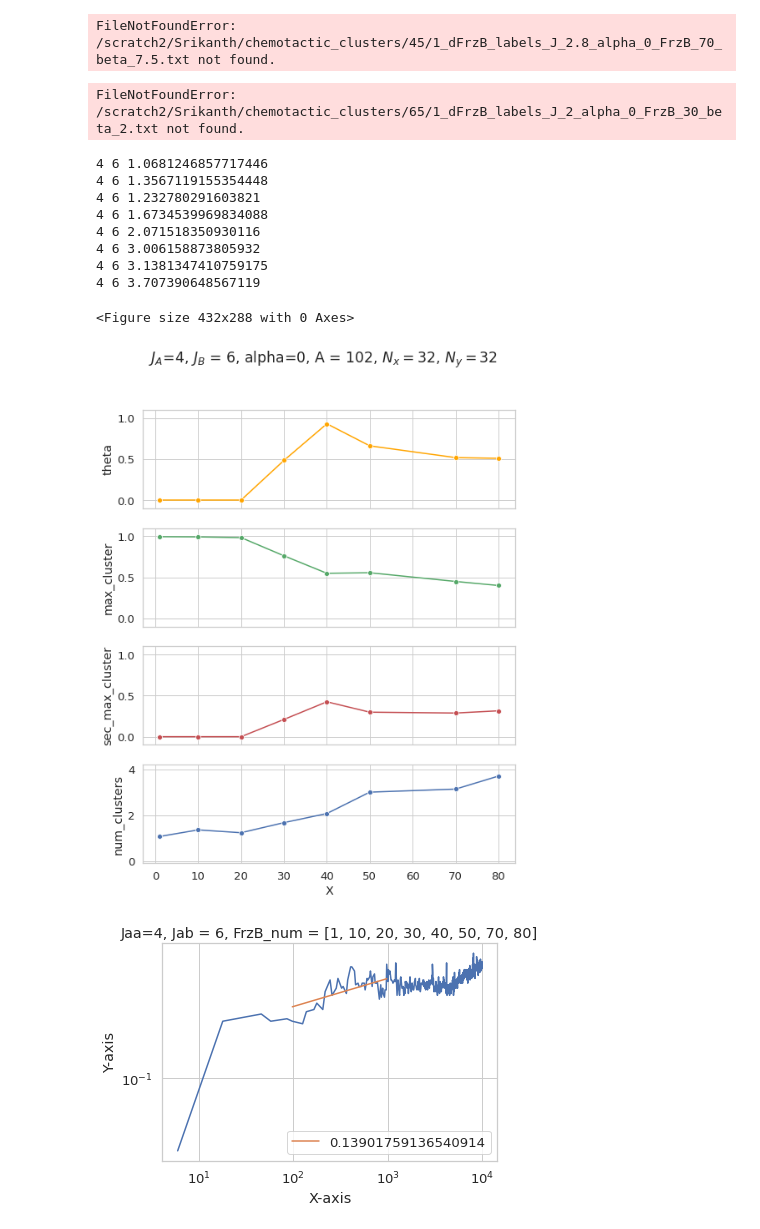
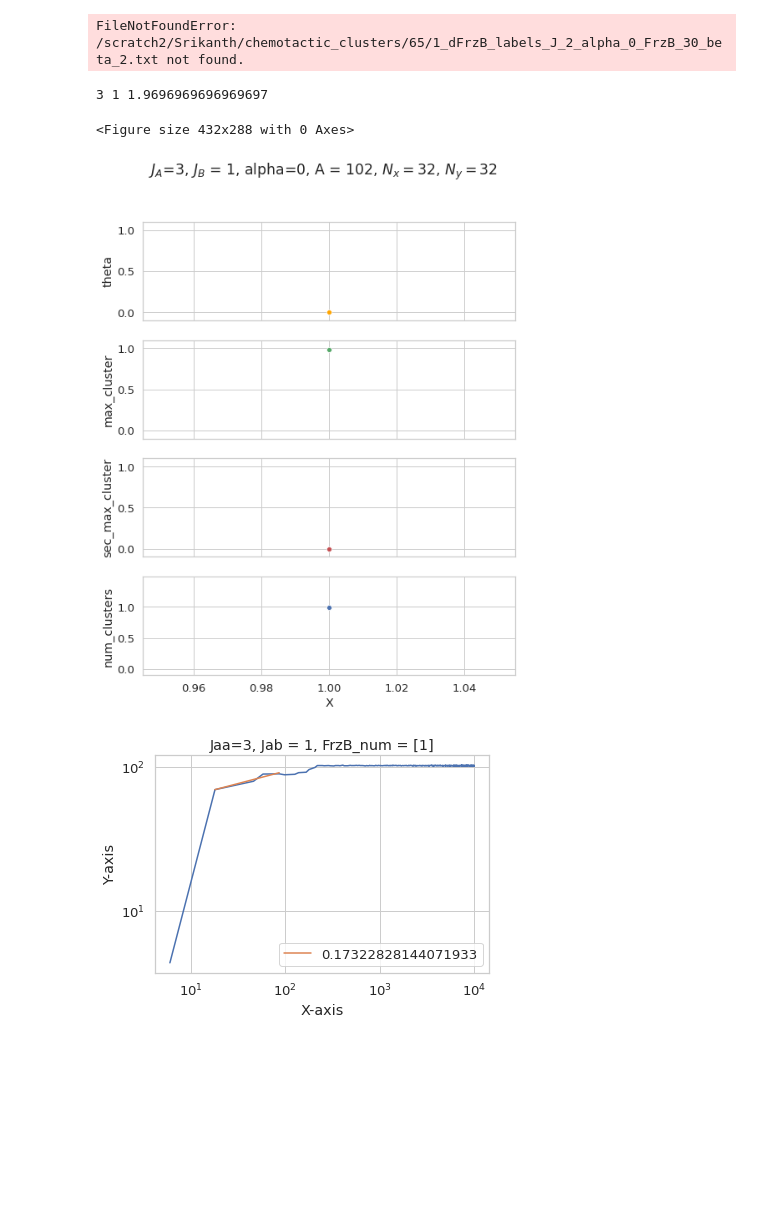
Before and after one commit to scaling-physics/frz_lattice_simulation, a Jupyter notebook: Python_analysis/plot_sweep.ipynb, the cells around one changed output. Saved outputs shown, nothing was run; the diff lists cells and outputs as text; code cells hidden in the pictures; blank space fills up the shorter version.

Commit message:
Update python plot file with comments

```diff
--- a/Python_analysis/plot_sweep.ipynb
+++ b/Python_analysis/plot_sweep.ipynb
@@ -21,7 +20,7 @@ import os
 from natsort import natsorted
 # %%
 """
-Plot features as a function of monte carlo time
+Plot features as a function of monte carlo time from a single simulation
 """
 
 
@@ -29,18 +28,18 @@ sns.set(font_scale=1)  # Set the desired font scale
 sns.set_style("whitegrid")
 # sns.despine()
 density = 0.1
-dnum_avg_cluster_size =[]
-dnum_of_clusters = []
-dnum_max_cluster = []
-dpart_in_clusters = []
-dpart_dif = []
+dnum_avg_cluster_size =[] #average cluster size
+dnum_of_clusters = []     #number of clusters
+dnum_max_cluster = []     #size of max cluster
+dpart_in_clusters = []    #number of particles in cluster
+dpart_dif = []            #number of diffuse particles
 X = []
-run = 45
+run = 45                  #Folder number
 alpha = 0
-for J in [2.8]:
-    for beta in [7.5]:
-        for FrzB in [70]:
-            for index in [1]:
+for J in [2.8]:           #J_aa
+    for beta in [7.5]:    #J_ab
+        for FrzB in [70]:  #Number of FrzB
+            for index in [1]: #Simulation index
 
 
                 labels = np.loadtxt(f'/scratch2/Srikanth/chemotactic_clusters/{run}/{index}_dFrzB_labels_J_{J}_alpha_{alpha}_FrzB_{FrzB}_beta_{beta}.txt',dtype=int,skiprows=1)
@@ -48,7 +47,7 @@ for J in [2.8]:
                 Path(f'/scratch2/Srikanth/chemotactic_clusters/{run}/{index}_dFrzB_labels_J_{J}_alpha_{alpha}_FrzB_{FrzB}_beta_{beta}').mkdir(exist_ok=True)
                 Nx,Ny = np.loadtxt(f'/scratch2/Srikanth/chemotactic_clusters/{run}/{index}_dFrzB_labels_J_{J}_alpha_{alpha}_FrzB_{FrzB}_beta_{beta}.txt',dtype=int,max_rows=1)
 
-                N = density*Nx*Ny+FrzB
+                N = density*Nx*Ny+FrzB             #Total number of particles= N_A + N_B
                 saved_steps = int(labels.shape[0]/3)
 
                 num_of_clusters=[]
@@ -81,9 +80,10 @@ for J in [2.8]:
             dpart_in_clusters=np.append(dpart_in_clusters ,part_in_clusters)/N
             dpart_dif=np.append(dpart_dif ,part_dif)/N
 
+            #Plots
             X=np.append(X,np.arange(0,saved_steps,1))
             dtraj_long = {"X":X,"part_in_cluster":dpart_in_clusters,"part_diffuse":dpart_dif,"num_of_clusters":dnum_of_clusters,"max_cluster":dnum_max_cluster,"avg_cluster_size":dnum_avg_cluster_size}
-            traj_long = pd.DataFrame(data=dtraj_long)
+            traj_long = pd.DataFrame(data=dtraj_long) #Create a data_structure with MCS on one column and append observables
 
 
             fig, axs = plt.subplots(5, sharex=True, figsize=(10,10))
@@ -104,7 +104,5 @@ for J in [2.8]:
             plt.savefig(f'/scratch2/Srikanth/chemotactic_clusters/{run}/{index}_dFrzB_labels_J_{J}_alpha_{alpha}_FrzB_{FrzB}_beta_{beta}/quantities_time_series.pdf')
 
             plt.show()
-# %% [output]
-FileNotFoundError: /scratch2/Srikanth/chemotactic_clusters/45/1_dFrzB_labels_J_2.8_alpha_0_FrzB_70_beta_7.5.txt not found.
 # %%
 """
@@ -187,7 +185,7 @@ for FrzB in [30]:
 FileNotFoundError: /scratch2/Srikanth/chemotactic_clusters/65/1_dFrzB_labels_J_2_alpha_0_FrzB_30_beta_2.txt not found.
 # %%
 """
-Phase diagram calculations across FrzB
+Phase diagram calculations across FrzB with fixed J_AA and J_AB
 """
 theta = {}
 max_cluster = {}
@@ -202,18 +200,20 @@ density = 0.1
 order_parameter_mean = []
 dnum_2nd_max_cluster_mean = []
 run = 65
-params = [2,2.5,3,3.5,4]
-params1 = [2,2.5,3,3.5,4,5,6,7,8]
+# params = [2,2.5,3,3.5,4]
+# params1 = [2,2.5,3,3.5,4,5,6,7,8]
 alpha = 0
-FrzB_n = [1,10,20,30,40,50,70,80]
+# FrzB_n = [1,10,20,30,40,50,70,80]
+# FrzB_n = [1,10,40,50,60,100]
+FrzB_n = [1]
 theta_list = np.zeros(len(FrzB_n))
 max_cluster_list = np.zeros(len(FrzB_n))
 sec_max_cluster_list = np.zeros(len(FrzB_n))
 num_cluster_list = np.zeros(len(FrzB_n))
 n_cluster_list = []
 
-for J in [4]:
-    for beta in [6]:
+for J in [3]:
+    for beta in [1]:
         for FrzB in FrzB_n:
             order_parameter = 0
             one = 0
@@ -222,6 +222,8 @@ for J in [4]:
             num_cluster = []
             num_part_max_cluster = []
             num_part_2nd_max_cluster = []
+            max_cluster_time_series = np.zeros(saved_steps)
+
             for index in np.arange(1,4,1):
 
                 labels = np.loadtxt(f'/scratch2/Srikanth/chemotactic_clusters/{run}/{index}_dFrzB_labels_J_{J}_alpha_{alpha}_FrzB_{FrzB}_beta_{beta}.txt',dtype=int,skiprows=1)
@@ -244,38 +246,32 @@ for J in [4]:
                     num_part_2nd_max_cluster = np.append(num_part_2nd_max_cluster,u[1])
                     num_cluster = np.append(num_cluster,len(u[u>N/10]))
 
+
                 temp_1 = np.mean(num_part_max_cluster[480:-1:10]*2)/N
                 temp_2 = np.mean(num_part_2nd_max_cluster[480:-1:10]*2)/N
                 order_parameter += temp_1*temp_2
                 one += temp_1
                 two += temp_2
                 clusters += np.mean(num_cluster[480:-1:10])
-
+                max_cluster_time_series += num_part_max_cluster
             theta_list[FrzB_n.index(FrzB)] = order_parameter/3
             max_cluster_list[FrzB_n.index(FrzB)] = one/3
             sec_max_cluster_list[FrzB_n.index(FrzB)] = two/3
             num_cluster_list[FrzB_n.index(FrzB)] = clusters/3
             n_cluster_list = np.append(n_cluster_list,clusters/3)
-            print(J,beta,num_cluster_list[FrzB_n.index(FrzB)])
+            max_cluster_time_series = max_cluster_time_series/3
+            print(J,beta,max_cluster_list[FrzB_n.index(FrzB)])
     theta[FrzB] = theta_list
     max_cluster[FrzB] = max_cluster_list
     two_max_cluster[FrzB] = sec_max_cluster_list
 # %% [output]
-4 6 1.0681246857717446
-4 6 1.3567119155354448
-4 6 1.232780291603821
-4 6 1.6734539969834088
-4 6 2.071518350930116
-4 6 3.006158873805932
-4 6 3.1381347410759175
-4 6 3.707390648567119
+3 1 1.9696969696969697
 <Figure size 432x288 with 0 Axes>
 # %%
 """Plotting Equilibrium quantitites"""
 X = FrzB_n
 dtraj_long = {"X":X,"theta":theta_list,"max_cluster":max_cluster_list/2,"sec_max_cluster":sec_max_cluster_list/2,"num_clusters":num_cluster_list}
 traj_long = pd.DataFrame(data=dtraj_long)
-
 
 fig, axs = plt.subplots(4, sharex=True, figsize=(8,10))
 fig.suptitle(f'$J_A$={J}, $J_B$ = {beta}, alpha={alpha}, A = {int(N-FrzB)}, $N_x=${Nx}, $N_y=${Ny}')
@@ -291,39 +287,39 @@ axs[3].set_ylim([0-0.1,num_cluster_list.max()+0.5])
 # axs[3].set_yticks(np.arange(0,num_cluster_list.max(),4))
 
 
-plt.savefig(f'/scratch2/Srikanth/chemotactic_clusters/{run}/Average_quantities_Jaa={J}, Jab = {beta}.pdf')
+# plt.savefig(f'/scratch2/Srikanth/chemotactic_clusters/{run}/Average_quantities_Jaa={J}, Jab = {beta}.pdf')
 plt.show()
 # %% [output]
-[figure, old version]
+[figure, new version]
 # %%
 """Coarsening timescale"""
 time = np.arange(0,len(num_part_max_cluster))*2*10^6
-y = num_part_max_cluster/N
+y = max_cluster_time_series
 plt.loglog(time,y)
 # plt.ylim([0,1])
 
 # Perform linear regression on log-transformed data
-log_x = np.log(time[5:50])
-log_y = np.log(y[5:50])
+log_x = np.log(time[1:5])
+log_y = np.log(y[1:5])
 coeffs = np.polyfit(log_x, log_y, 1)
 slope = coeffs[0]
 intercept = coeffs[1]
 
 # Plot the linear fit
 fit_x = np.linspace(min(log_x), max(log_x), 100)
 fit_y = slope * fit_x + intercept
 plt.loglog(np.exp(fit_x), np.exp(fit_y), '-', label=f'{slope}')
 
 # Set labels and title
 plt.xlabel('X-axis')
 plt.ylabel('Y-axis')
 plt.title(f'Jaa={J}, Jab = {beta}, FrzB_num = {FrzB_n}')
 
 plt.legend()
 plt.savefig(f'/scratch2/Srikanth/chemotactic_clusters/{run}/max_cluster_scaling_Jaa={J}, Jab = {beta},  FrzB_num = {FrzB_n}.pdf')
 plt.show()
 # %% [output]
-[figure, old version]
+[figure, new version]
 # %%
 
 # Load the Series from the HDF5 file
```
Also changed, not shown: parts of 4 cells of this notebook, 3 other files.
